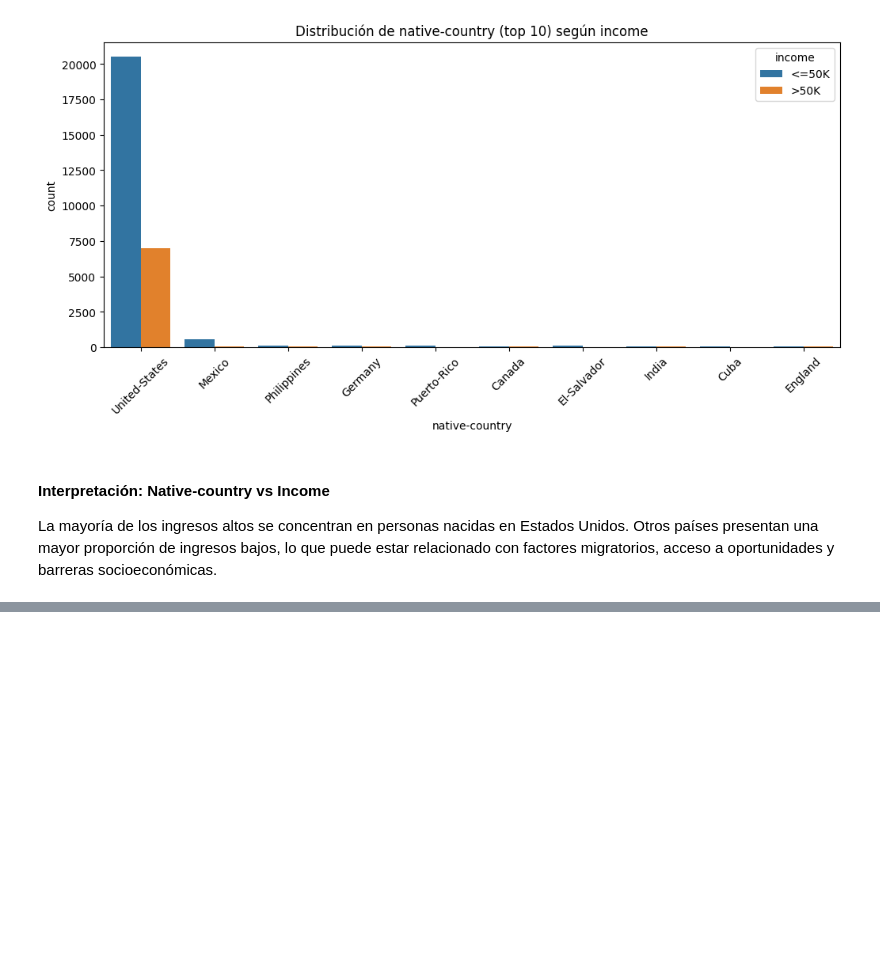
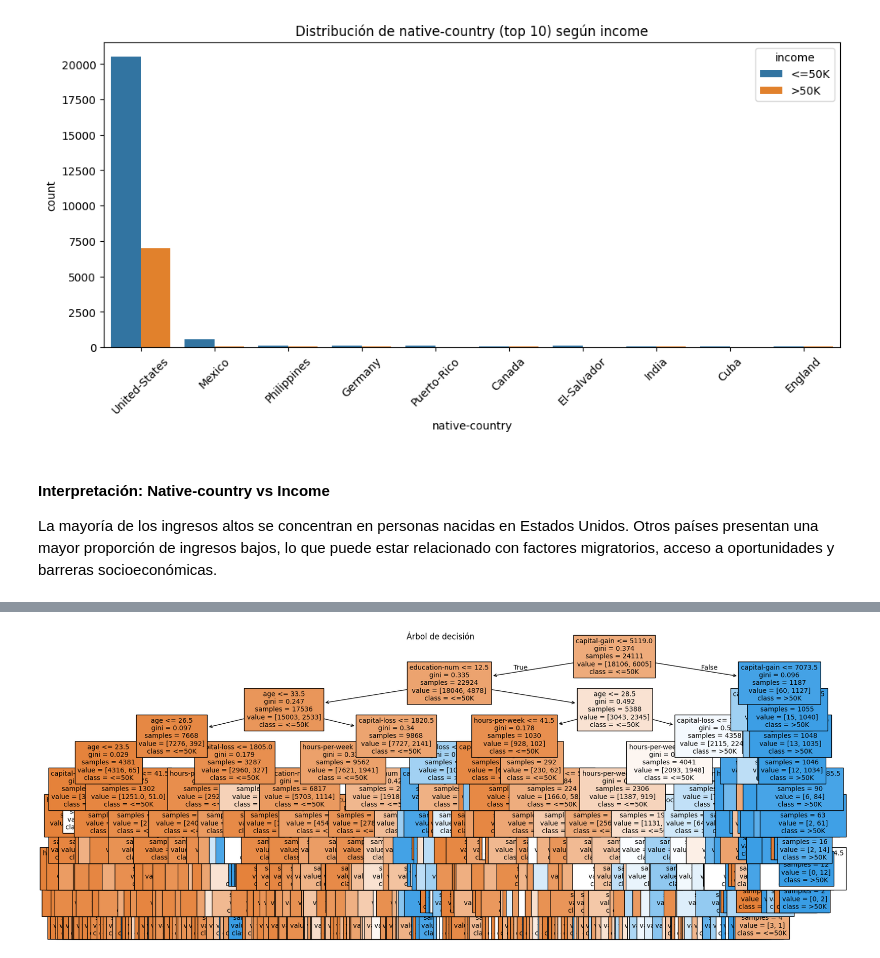
Before and after one commit to aalejoz25/adult_income_prediction_EDA_ML, a Jupyter notebook: adult_income_prediction.ipynb, the cells around one changed output, grey strips where cells are left out. Cells and saved outputs as stored; diff of their text form; code cells hidden in the pictures; blank space fills up the shorter version.

Commit message:
Q5 arbol de decision

```diff
--- a/adult_income_prediction.ipynb
+++ b/adult_income_prediction.ipynb
@@ -312,0 +319,11 @@ En esta sección se realiza la división del dataset en conjuntos de entrenamien
+# %%
+# Label Encoding para todas las variables categóricas
+from sklearn.preprocessing import LabelEncoder
+df_encoded = df_clean.copy()
+cat_cols = df_encoded.select_dtypes(include=['object']).columns
+le_dict = {}
+for col in cat_cols:
+    le = LabelEncoder()
+    df_encoded[col] = le.fit_transform(df_encoded[col])
+    le_dict[col] = le
+df_encoded
@@ -312,0 +357,3 @@ En esta sección se realiza la división del dataset en conjuntos de entrenamien
+# %%
+# Se eliminan columnas que no se incluiran en el modelo segun el analisis
+df_tree_model = df_encoded.drop(columns=['workclass', 'fnlwgt', 'education', 'marital-status', 'relationship', 'race', 'sex', 'native-country'])
@@ -313,7 +376,6 @@ En esta sección se realiza la división del dataset en conjuntos de entrenamien
 # %%
-# División de datos en entrenamiento y prueba
-X = df_clean.drop('income', axis=1)
-y = df_clean['income']
+X = df_tree_model.drop('income', axis=1)
+y = df_tree_model['income']
 X_train, X_test, y_train, y_test = train_test_split(X, y, test_size=0.2, random_state=42, stratify=y)
 print('Forma de X_train:', X_train.shape)
 print('Forma de X_test:', X_test.shape)
@@ -340,0 +462,17 @@ En este caso, la distribución de la variable objetivo es similar en ambos conju
+# %%
+from sklearn.tree import DecisionTreeClassifier
+from sklearn.metrics import accuracy_score, classification_report, confusion_matrix
+
+# Entrenar el árbol de decisión
+tree = DecisionTreeClassifier(max_depth=10,min_samples_split=2,min_samples_leaf=2,criterion='gini',random_state=42)
+tree.fit(X_train, y_train)
+
+# Predicciones
+y_pred = tree.predict(X_test)
+
+# Evaluación
+print('Accuracy en test:', accuracy_score(y_test, y_pred))
+print('\nReporte de clasificación:')
+print(classification_report(y_test, y_pred))
+print('\nMatriz de confusión:')
+print(confusion_matrix(y_test, y_pred))
@@ -340,0 +496,10 @@ En este caso, la distribución de la variable objetivo es similar en ambos conju
+# %%
+# Visualización del árbol de decisión generado
+from sklearn.tree import plot_tree
+import matplotlib.pyplot as plt
+plt.figure(figsize=(20,8))
+plot_tree(tree, feature_names=X_train.columns, class_names=['<=50K','>50K'], filled=True, fontsize=10)
+plt.title('Árbol de decisión')
+plt.show()
+# %% [output]
+[figure, added]
```
Also changed, not shown: parts of 15 cells of this notebook.
